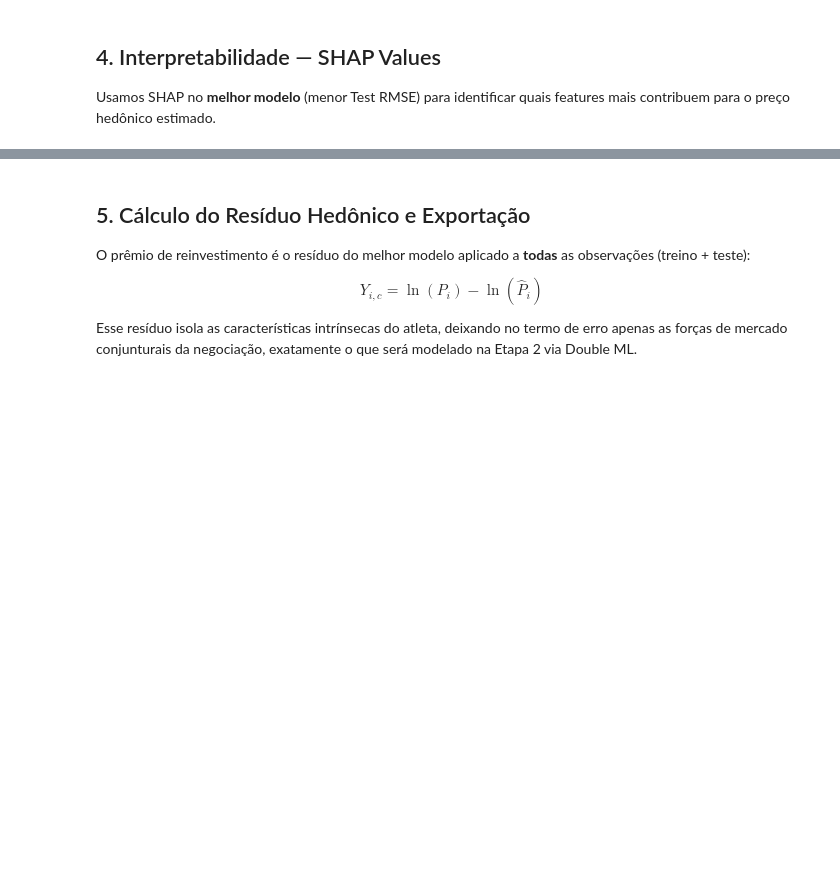
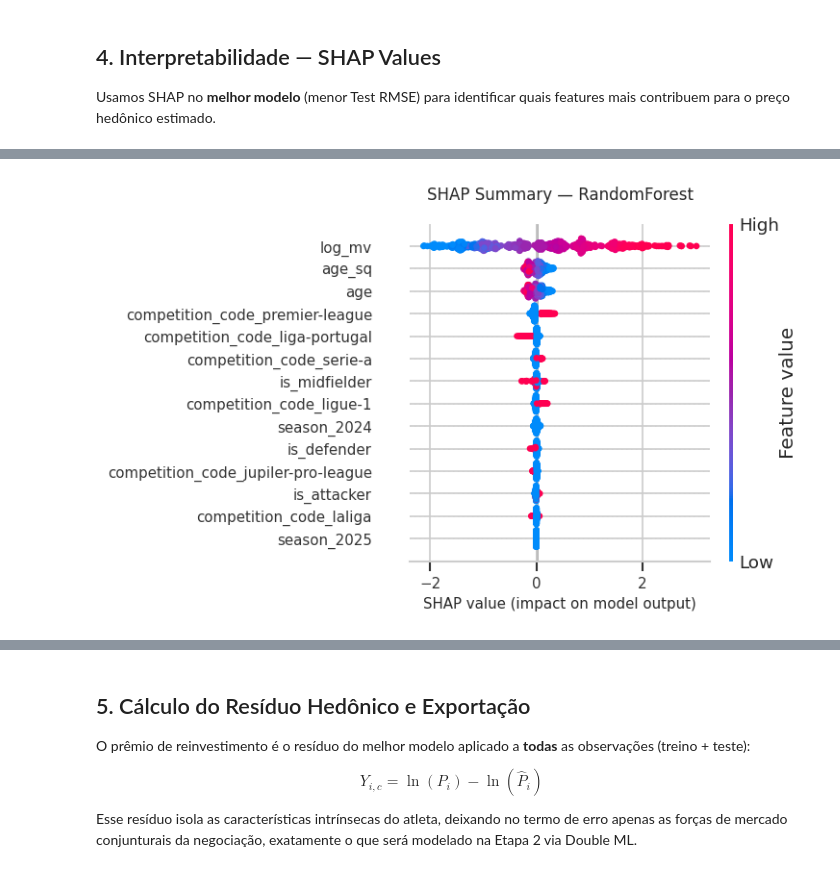
Before and after one commit to leticia-ribeirom/TP-CDAF, a Jupyter notebook: notebooks/etapa1_hedonic_model.ipynb, the cells around one changed output, grey strips where cells are left out. Cells and saved outputs as stored; diff of their text form; code cells hidden in the pictures; blank space fills up the shorter version.

Commit message:
terminei os modelos, falta ajustar os gráficos e escrever o resumo

```diff
--- a/notebooks/etapa1_hedonic_model.ipynb
+++ b/notebooks/etapa1_hedonic_model.ipynb
@@ -413,25 +452,35 @@ print(f'Melhor modelo por Test RMSE: {best_name}')
 # %%
 # SHAP
 # Para tree-based models (XGBoost, LightGBM, RF) usar TreeExplainer
 # Para SVR usar KernelExplainer (mais lento — reduzir amostra)
 
 if best_name in ['XGBoost', 'LightGBM', 'RandomForest']:
     explainer = shap.TreeExplainer(best_model)
     shap_values = explainer.shap_values(X_test)
 else:
     # SVR — usar sample menor para viabilizar o cálculo
     X_sample = X_test.sample(min(200, len(X_test)), random_state=SEED)
     explainer = shap.KernelExplainer(
         best_model.predict,
         shap.sample(X_train, 100)
     )
     shap_values = explainer.shap_values(X_sample)
 
 # Summary plot
-plt.figure(figsize=(10, 6))
-shap.summary_plot(shap_values, X_test, feature_names=FEATURES, show=False)
-plt.title(f'SHAP Summary — {best_name}', fontsize=13)
-plt.tight_layout()
+shap.summary_plot(
+    shap_values,
+    X_test,
+    feature_names=FEATURES,
+    plot_size=(6.5, 4.5),
+    show=False
+)
+plt.title(f'SHAP Summary — {best_name}', fontsize=10, pad=15)
+plt.xlabel("SHAP value (impact on model output)", fontsize=9)
+plt.xticks(fontsize=9)
+plt.yticks(fontsize=9)
+plt.gcf().subplots_adjust(left=0.35, bottom=0.20, right=0.85, top=0.85)
 plt.show()
+# %% [output]
+[figure, added]
 # %%
 # Bar plot — importância média |SHAP|
```
Also changed, not shown: parts of 14 cells of this notebook.
